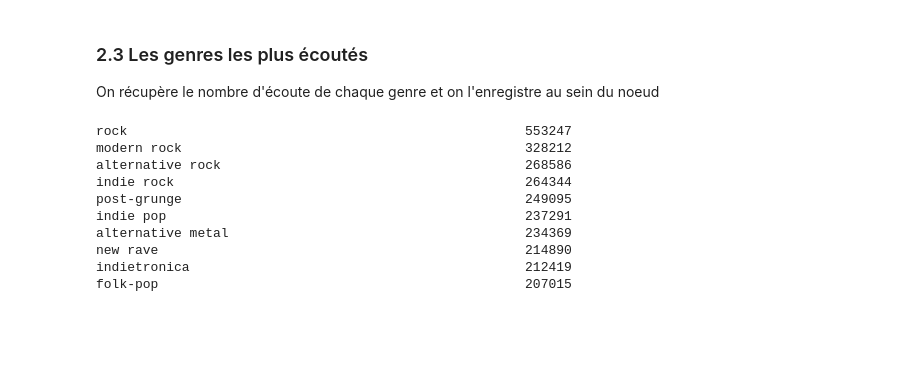
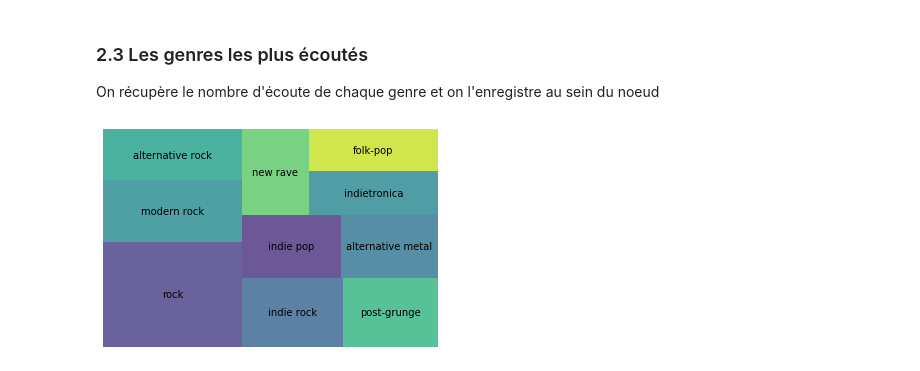
Before and after one commit to neo4spotify/project, a Jupyter notebook: rendu.ipynb, the cells around one changed output. Saved outputs shown, nothing was run; the diff lists cells and outputs as text; code cells hidden in the pictures; blank space fills up the shorter version.

```diff
--- a/rendu.ipynb
+++ b/rendu.ipynb
@@ -258,24 +258,21 @@ On récupère le nombre d'écoute de chaque genre et on l'enregistre au sein du
 # %%
 REQUETE = """
 // The 30 most listened playlist with the number of plays
 MATCH(u:User)-[:LISTEN_TO]->(s:Song)<-[:PLAYS]-(a:Artist)-[:PLAYS_GENRE]->(g:Genre)
 WITH g, count(u) AS popularity
 SET g.popularity=popularity
 RETURN g.genre_name as genre_name, popularity
 ORDER BY popularity DESC
 LIMIT 10
 """
+data=[]
 with driver.session() as session:
     for record in session.run(REQUETE):
-         print("{0:30} {1:30}".format(record['genre_name'],record['popularity']))
+        data.append([record['genre_name'], record['popularity']])
+# Un peu de visualisation
+df = pd.DataFrame.from_records(data, columns=["genre_name", "popularity"])
+squarify.plot(sizes=df['popularity'], label=df['genre_name'], alpha=.8 )
+plt.axis('off')
+plt.show()
 # %% [output]
-rock                                                   553247
-modern rock                                            328212
-alternative rock                                       268586
-indie rock                                             264344
-post-grunge                                            249095
-indie pop                                              237291
-alternative metal                                      234369
-new rave                                               214890
-indietronica                                           212419
-folk-pop                                               207015
+[figure, added]
```
Also changed, not shown: 2 other files.
